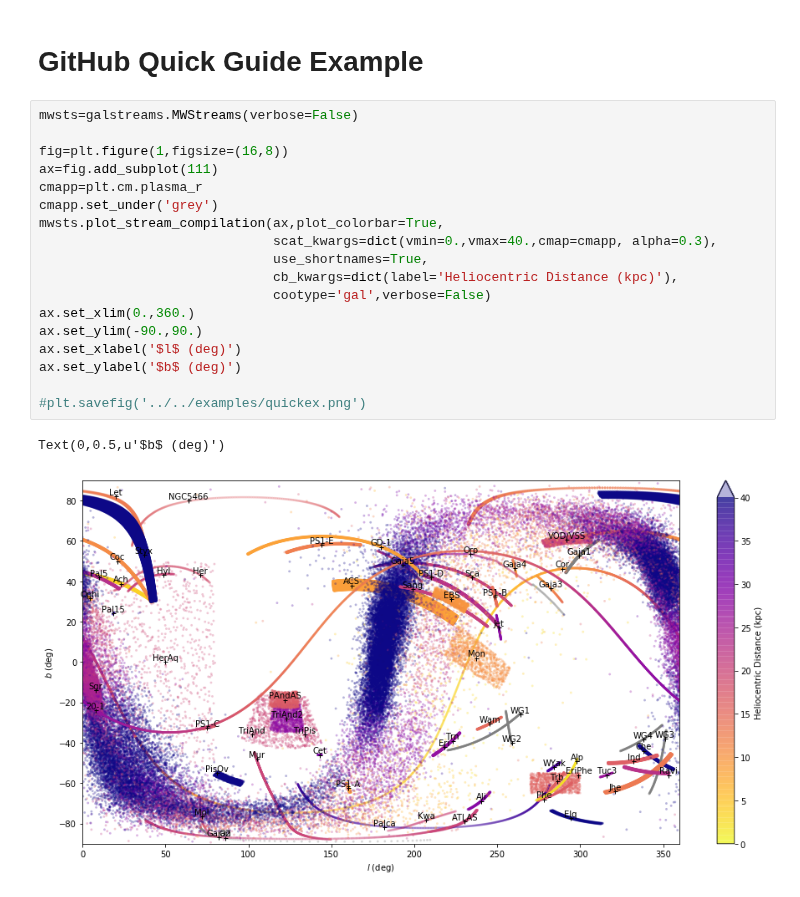
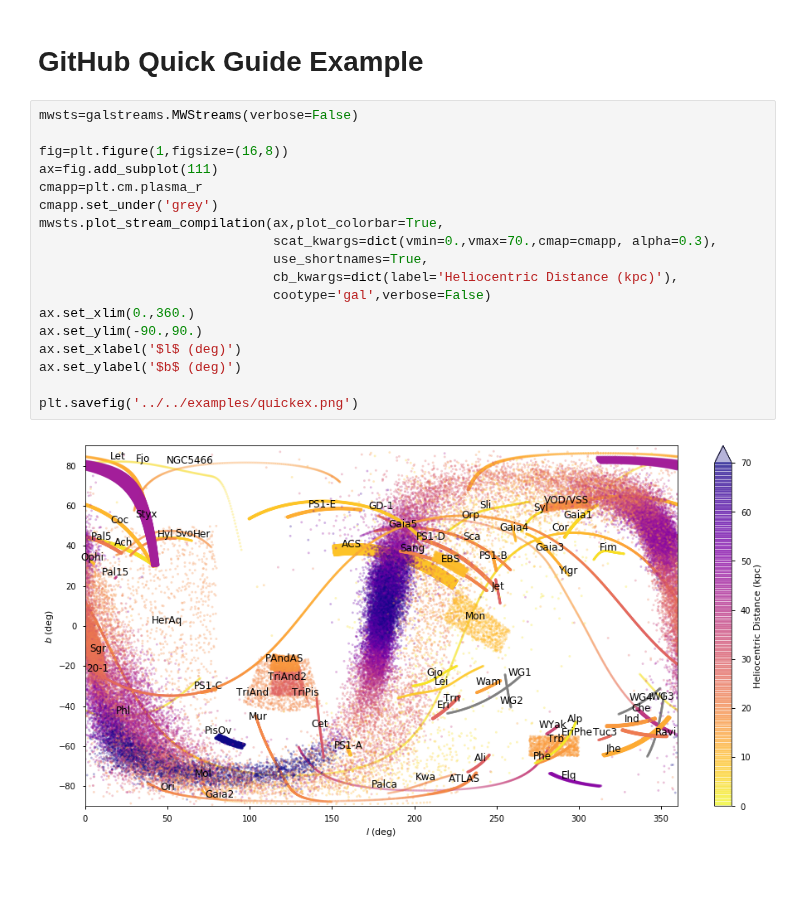
Before and after one commit to cmateu/galstreams, a Jupyter notebook: galstreams/lib/streams_lib_notes.ipynb, the cells around one changed output. Saved outputs shown, nothing was run; the diff lists cells and outputs as text.

```diff
--- a/galstreams/lib/streams_lib_notes.ipynb
+++ b/galstreams/lib/streams_lib_notes.ipynb
@@ -617,24 +588,23 @@ Saving Compressed Output: ../../footprints/galstreams.footprint.ALL.dat.gz
 # %%
 mwsts=galstreams.MWStreams(verbose=False)
 
 fig=plt.figure(1,figsize=(16,8))
 ax=fig.add_subplot(111)
 cmapp=plt.cm.plasma_r
 cmapp.set_under('grey')
 mwsts.plot_stream_compilation(ax,plot_colorbar=True,
-                              scat_kwargs=dict(vmin=0.,vmax=40.,cmap=cmapp, alpha=0.3),
+                              scat_kwargs=dict(vmin=0.,vmax=70.,cmap=cmapp, alpha=0.3),
                               use_shortnames=True,
                               cb_kwargs=dict(label='Heliocentric Distance (kpc)'),
                               cootype='gal',verbose=False)
 ax.set_xlim(0.,360.)
 ax.set_ylim(-90.,90.)
 ax.set_xlabel('$l$ (deg)')
 ax.set_ylabel('$b$ (deg)')
 
-#plt.savefig('../../examples/quickex.png')
+plt.savefig('../../examples/quickex.png')
 # %% [output]
-Text(0,0.5,u'$b$ (deg)')
-[figure, old version]
+[figure, new version]
 # %%
 sns.set_context('notebook')
 mwsts=galstreams.MWStreams(verbose=False)
```
Also changed, not shown: parts of 5 cells of this notebook, 39 other files.
